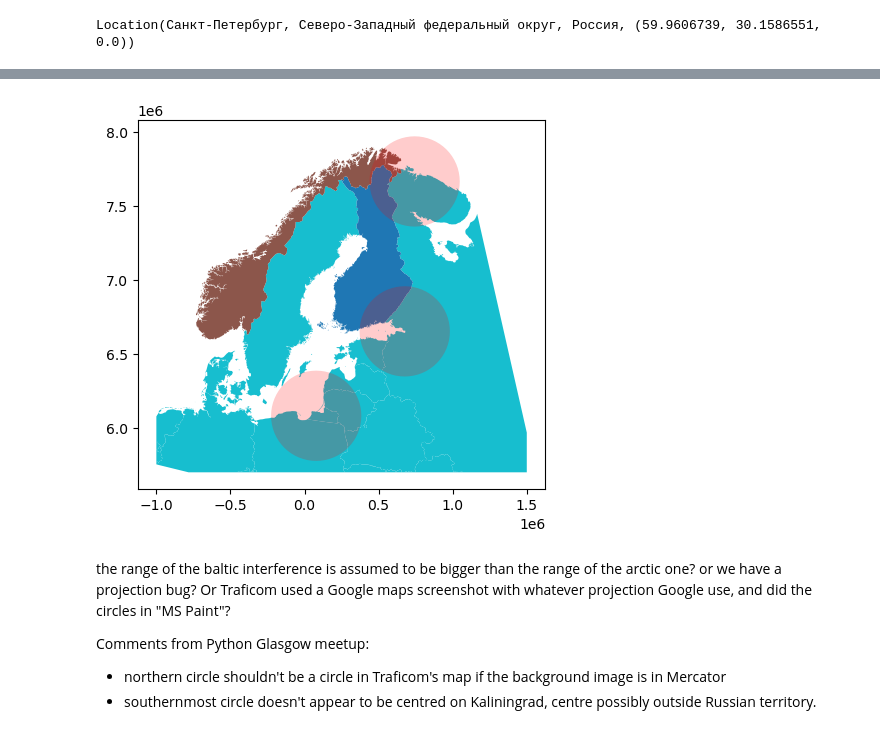
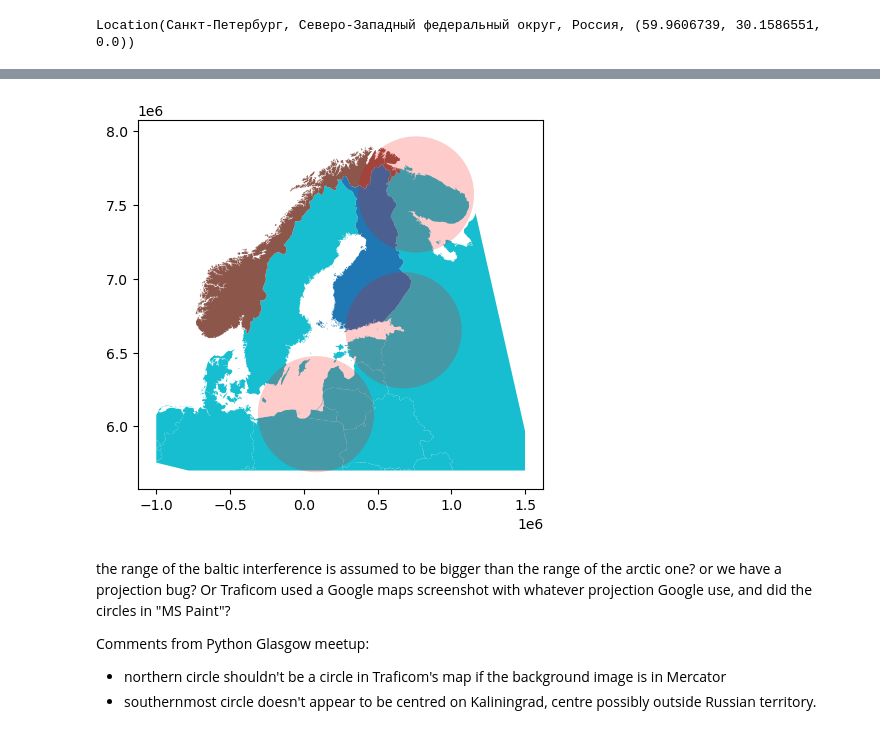
Before and after one commit to stelios-c/GPS_analysis, a Jupyter notebook: scandi_baltic/Finland_map.ipynb, the cells around one changed output, grey strips where cells are left out. Cells and saved outputs as stored; diff of their text form; code cells hidden in the pictures.

```diff
--- a/scandi_baltic/Finland_map.ipynb
+++ b/scandi_baltic/Finland_map.ipynb
@@ -47,12 +47,14 @@ def df2gdf(in_df):
                                                          in_df.latitude),
                        crs="EPSG:4326")
 # %%
-norway_gdf=df2gdf(norway_df.rename(columns={'lon':'longitude','lat':'latitude'}))
+norway_affected_gdf=df2gdf(norway_affected_df.rename(columns={'lon':'longitude','lat':'latitude'}))
+# %%
+norway_all_gdf = df2gdf(norway_all_df.rename(columns={'lon':'longitude','lat':'latitude'}))
 # %% [markdown]
 ### Derive optimal local projection
 For mapping purposes I will derive the optimal local Universal Transverse Mercator projection for these airports. While Mercator projection has been a de facto standard for global maps from the time Mercator (1512-1594) invented it, to its widespread use for web maps, Transverse Mercator has been preferred by national Surveying organisations around the world, with most countries usually defining their own preferred variant.  UTM crucially doesn't distort higher latitudes the way Mercator projection does and is therefore ideal for our use-case of mapping Northern Scandinavia.
 # %%
-local_utm=norway_gdf.estimate_utm_crs(datum_name='WGS 84')
+local_utm=norway_affected_gdf.estimate_utm_crs(datum_name='WGS 84')
 # %% [markdown]
 ## Locations of potential interference sources
 # %%
@@ -173,3 +244,13 @@ Note, according to Luke Kehoe of Ookla, radio horizon for a 30m mast and an airc
+# %%
+upper_olenya_radius=(norway_all_gdf
+ .set_index('icao')
+ .to_crs(local_utm)
+ .geometry
+ .apply(lambda df: df.distance(df2gdf(location2df(olenya_location,'olenya')).to_crs(local_utm).geometry))
+ .sort_values(0)
+ .iloc[0:7]
+ .max()
+)
 # %%
 murmansk_buff_gdf= df2gdf(location2df(murmansk_location,'murmansk')).to_crs(local_utm).buffer(buffer_radius)
 # %%
@@ -209,17 +308,17 @@ dtype: geometry
 # %%
 ax = (world
  .assign(
      colour= world.SOVEREIGNT.where(world.SOVEREIGNT.str.match('Finland') |
                                     world.SOVEREIGNT.str.match('Norway') ,
                                     'other')
  )
 ).to_crs(local_utm).clip([-1_000_000, 5_700_000, 1_500_000, 8_000_000]).plot(column='colour')
-murmansk_buff_gdf.plot(ax=ax,color='red',alpha=0.2)
-df2gdf(location2df(kaliningrad_location,'kaliningrad')).to_crs(local_utm).buffer(buffer_radius).plot(ax=ax,color='red',alpha=0.2)
-df2gdf(location2df(st_petersburg_location,'st_petersburg')).to_crs(local_utm).buffer(buffer_radius).plot(ax=ax,color='red',alpha=0.2)
+df2gdf(location2df(olenya_location,'olenya')).to_crs(local_utm).buffer(upper_olenya_radius).plot(ax=ax,color='red',alpha=0.2)
+df2gdf(location2df(kaliningrad_location,'kaliningrad')).to_crs(local_utm).buffer(upper_olenya_radius).plot(ax=ax,color='red',alpha=0.2)
+df2gdf(location2df(st_petersburg_location,'st_petersburg')).to_crs(local_utm).buffer(upper_olenya_radius).plot(ax=ax,color='red',alpha=0.2)
 plt.show()
 # %% [output]
-[figure, old version]
+[figure, new version]
 # %% [markdown]
 the range of the baltic interference is assumed to be bigger than the range of the arctic one? or we have a projection bug? Or Traficom used a Google maps screenshot with whatever projection Google use, and did the circles in "MS Paint"?
 
```
Also changed, not shown: parts of 30 cells of this notebook.
